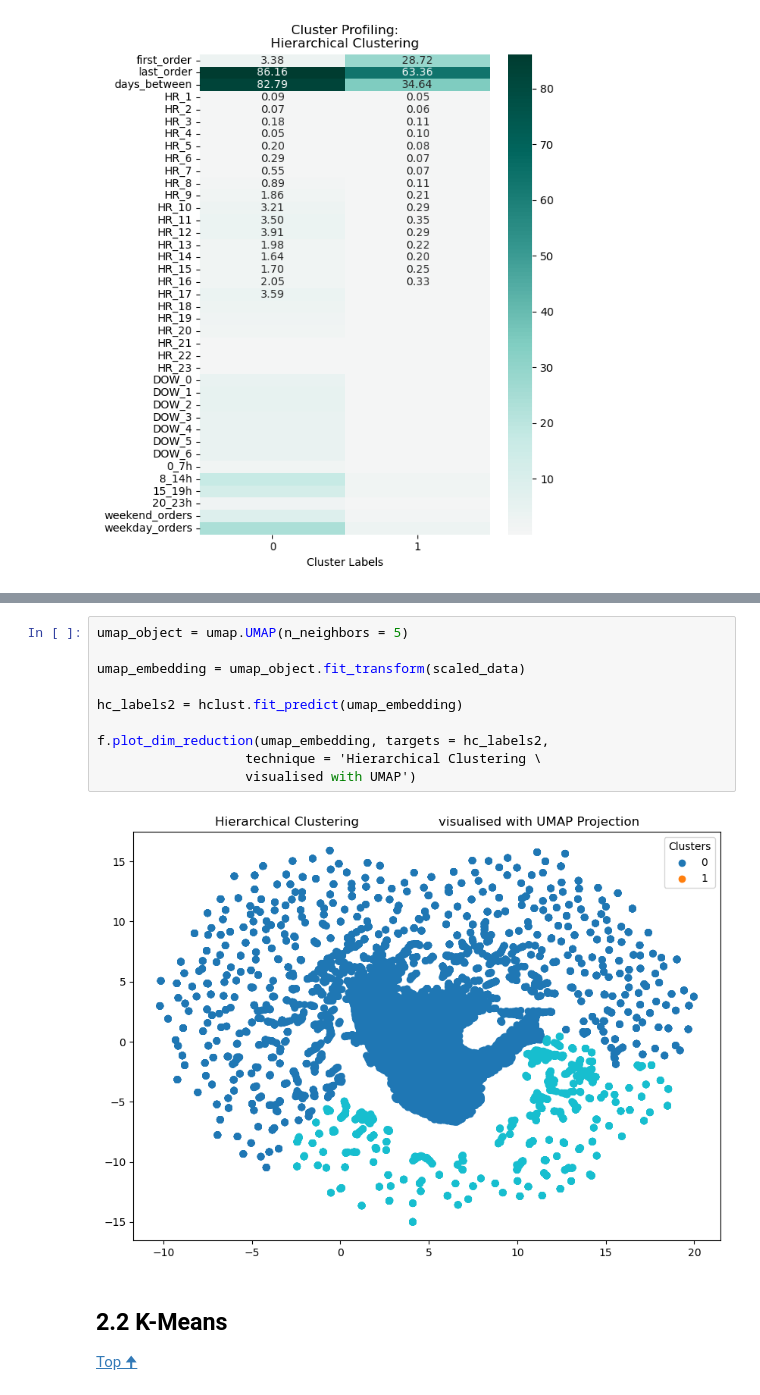
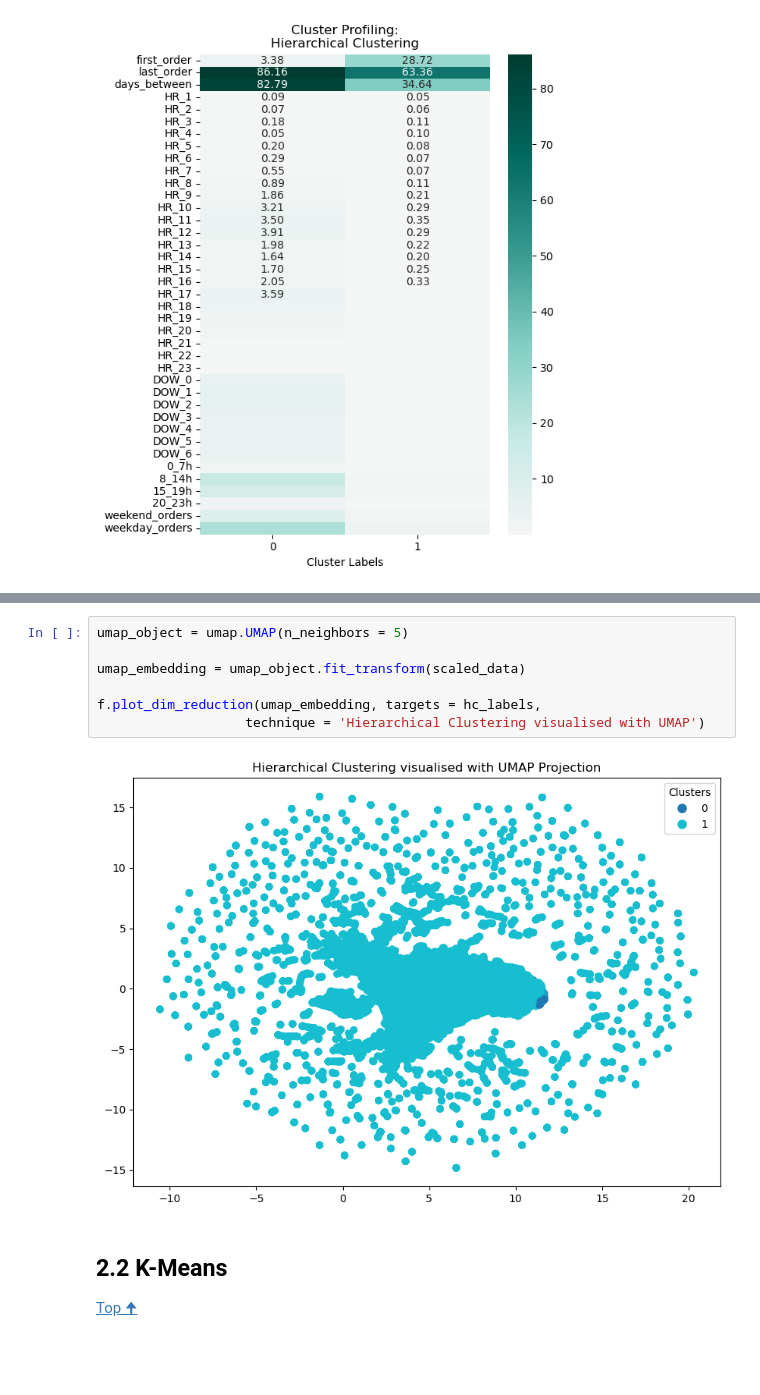
Before and after one commit to antoniooliveira03/data_mining, a Jupyter notebook: temp_data segmentation.ipynb, the cells around one changed output, grey strips where cells are left out. Cells and saved outputs as stored; diff of their text form; blank space fills up the shorter version.

```diff
--- a/temp_data segmentation.ipynb
+++ b/temp_data segmentation.ipynb
@@ -241,15 +245,12 @@ f.plot_cluster_profiling(temp_data, hc_labels, "Hierarchical")
 # %%
 umap_object = umap.UMAP(n_neighbors = 5)
 
 umap_embedding = umap_object.fit_transform(scaled_data)
 
-hc_labels2 = hclust.fit_predict(umap_embedding)
-
-f.plot_dim_reduction(umap_embedding, targets = hc_labels2,
-                   technique = 'Hierarchical Clustering \
-                   visualised with UMAP')
+f.plot_dim_reduction(umap_embedding, targets = hc_labels,
+                   technique = 'Hierarchical Clustering visualised with UMAP')
 # %% [output]
-[figure, old version]
+[figure, new version]
 # %% [markdown]
 ## 2.2 K-Means
 
```
Also changed, not shown: parts of 14 cells of this notebook, 1 other file.
